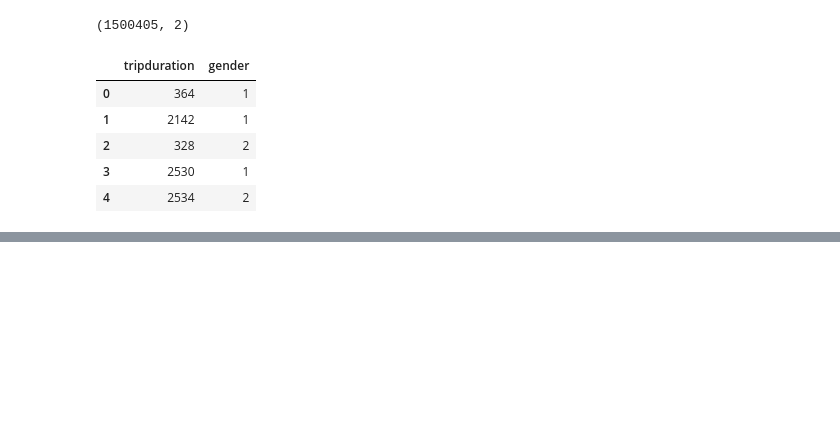
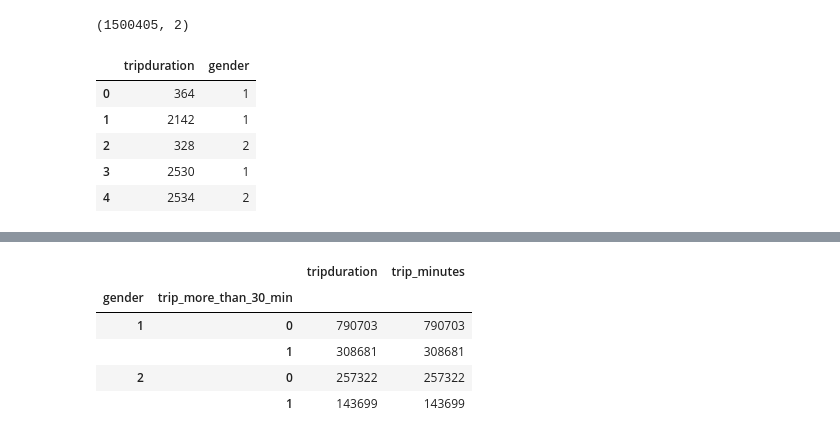
Before and after one commit to picniclin/PUI2017_yl5240, a Jupyter notebook: HW3_yl5240/HW3_assignment2.ipynb, the cells around one changed output, grey strips where cells are left out. Saved outputs shown, nothing was run; the diff lists cells and outputs as text; code cells hidden in the pictures; blank space fills up the shorter version.

```diff
--- a/HW3_yl5240/HW3_assignment2.ipynb
+++ b/HW3_yl5240/HW3_assignment2.ipynb
@@ -120,0 +121,9 @@ df1[['gender', 'trip_more_than_30_min']].head()
+# %%
+df1.groupby(by = ['gender','trip_more_than_30_min']).count()
+# %% [output]
+|  |  | tripduration | trip_minutes |
+| gender | trip_more_than_30_min |  |  |
+| 1 | 0 | 790703 | 790703 |
+|  | 1 | 308681 | 308681 |
+| 2 | 0 | 257322 | 257322 |
+|  | 1 | 143699 | 143699 |
```
Also changed, not shown: parts of 10 cells of this notebook.
